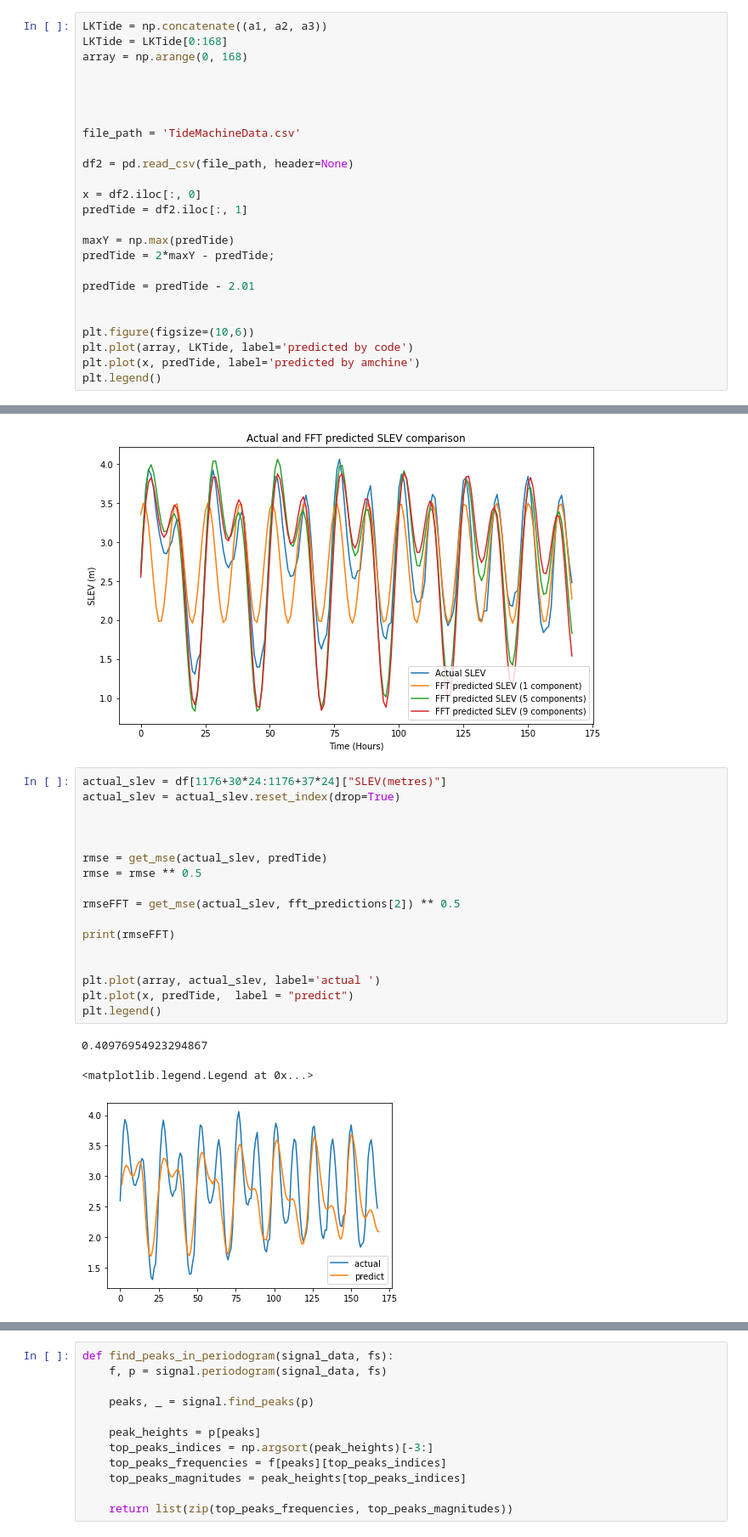
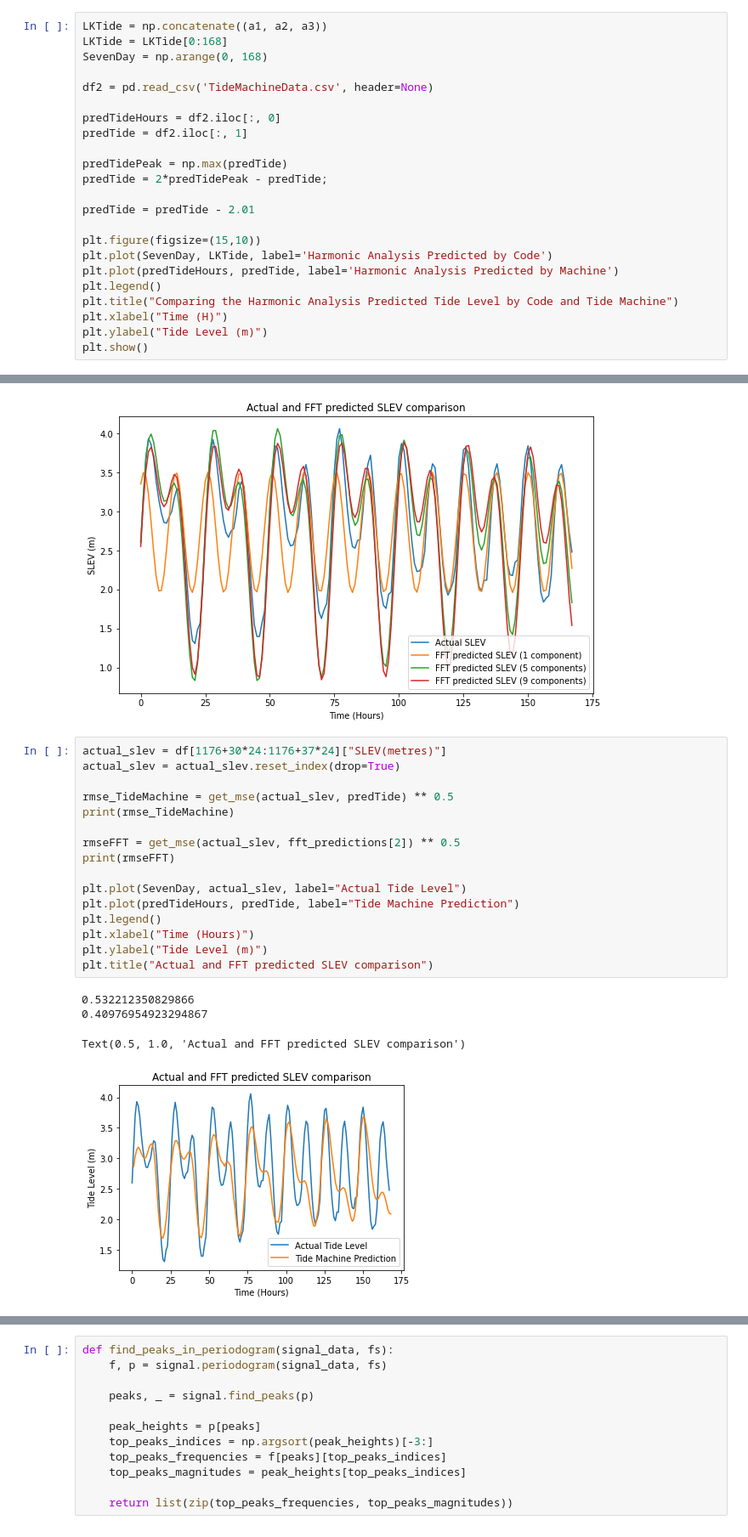
Before and after one commit to qt22/SYDE362, a Jupyter notebook: tide_analysis.ipynb, the cells around one changed output, grey strips where cells are left out. Shown: that part at 85% size. Drawn from its saved outputs; the diff is of its cells as text.

```diff
--- a/tide_analysis.ipynb
+++ b/tide_analysis.ipynb
@@ -441,26 +441,24 @@ See the caveats in the documentation: https://pandas.pydata.org/pandas-docs/stab
 # %%
 LKTide = np.concatenate((a1, a2, a3))
 LKTide = LKTide[0:168]
-array = np.arange(0, 168)
+SevenDay = np.arange(0, 168)
 
+df2 = pd.read_csv('TideMachineData.csv', header=None)
 
-
-
-file_path = 'TideMachineData.csv'
-
-df2 = pd.read_csv(file_path, header=None)
-
-x = df2.iloc[:, 0]
+predTideHours = df2.iloc[:, 0]
 predTide = df2.iloc[:, 1]
 
-maxY = np.max(predTide)
-predTide = 2*maxY - predTide;
+predTidePeak = np.max(predTide)
+predTide = 2*predTidePeak - predTide;
 
 predTide = predTide - 2.01
 
-
-plt.figure(figsize=(10,6))
-plt.plot(array, LKTide, label='predicted by code')
-plt.plot(x, predTide, label='predicted by amchine')
+plt.figure(figsize=(15,10))
+plt.plot(SevenDay, LKTide, label='Harmonic Analysis Predicted by Code')
+plt.plot(predTideHours, predTide, label='Harmonic Analysis Predicted by Machine')
 plt.legend()
+plt.title("Comparing the Harmonic Analysis Predicted Tide Level by Code and Tide Machine")
+plt.xlabel("Time (H)")
+plt.ylabel("Tide Level (m)")
+plt.show()
 # %% [output]
@@ -636,22 +633,22 @@ plt.legend()
 # %%
 actual_slev = df[1176+30*24:1176+37*24]["SLEV(metres)"]
 actual_slev = actual_slev.reset_index(drop=True)
 
-
-
-rmse = get_mse(actual_slev, predTide)
-rmse = rmse ** 0.5
+rmse_TideMachine = get_mse(actual_slev, predTide) ** 0.5
+print(rmse_TideMachine)
 
 rmseFFT = get_mse(actual_slev, fft_predictions[2]) ** 0.5
-
 print(rmseFFT)
 
-
-plt.plot(array, actual_slev, label='actual ')
-plt.plot(x, predTide,  label = "predict")
+plt.plot(SevenDay, actual_slev, label="Actual Tide Level")
+plt.plot(predTideHours, predTide, label="Tide Machine Prediction")
 plt.legend()
+plt.xlabel("Time (Hours)")
+plt.ylabel("Tide Level (m)")
+plt.title("Actual and FFT predicted SLEV comparison")
 # %% [output]
+0.532212350829866
 0.40976954923294867
-<matplotlib.legend.Legend at 0x...>
+Text(0.5, 1.0, 'Actual and FFT predicted SLEV comparison')
-[figure, old version]
+[figure, new version]
 # %%
```
Also changed, not shown: parts of 4 cells of this notebook.
